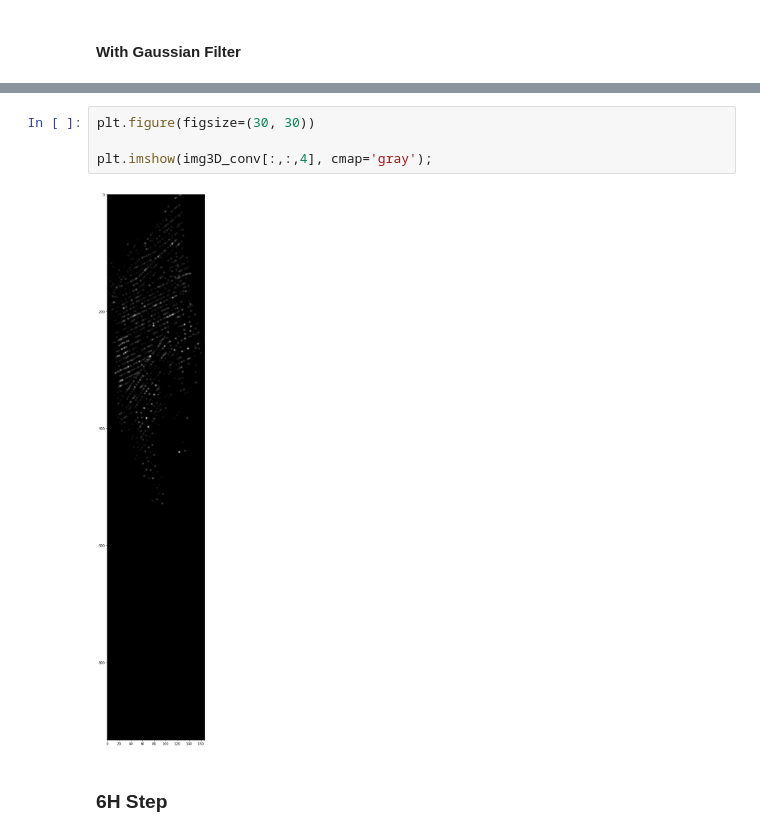
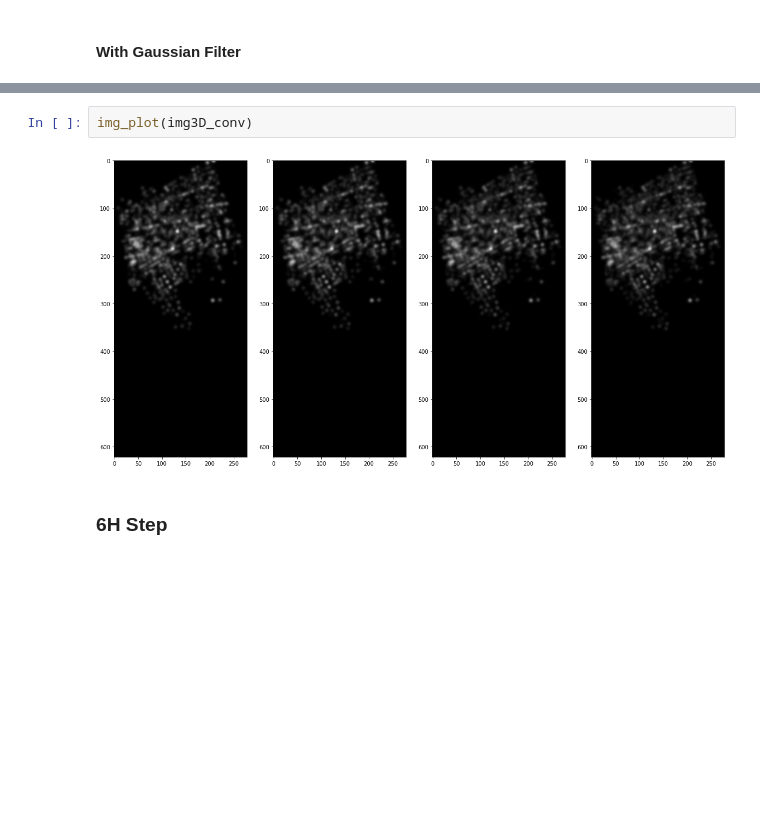
Before and after one commit to candiesforlife/minority_report, a Jupyter notebook: notebooks/Alice_Gaussian_Kernel_Test.ipynb, the cells around one changed output, grey strips where cells are left out. Drawn from its saved outputs; the diff is of its cells as text; blank space fills up the shorter version.

```diff
--- a/notebooks/Alice_Gaussian_Kernel_Test.ipynb
+++ b/notebooks/Alice_Gaussian_Kernel_Test.ipynb
@@ -209,9 +193,7 @@ for i in range(9):
-# %%
-plt.figure(figsize=(30, 30))
-
-plt.imshow(img3D_conv[:,:,4], cmap='gray');
-# %% [output]
-[figure, removed]
+# %%
+img_plot(img3D_conv)
+# %% [output]
+[figure, added]
 # %% [markdown]
 ### 6H Step
 # %% [markdown]
```
Also changed, not shown: parts of 17 cells of this notebook.
